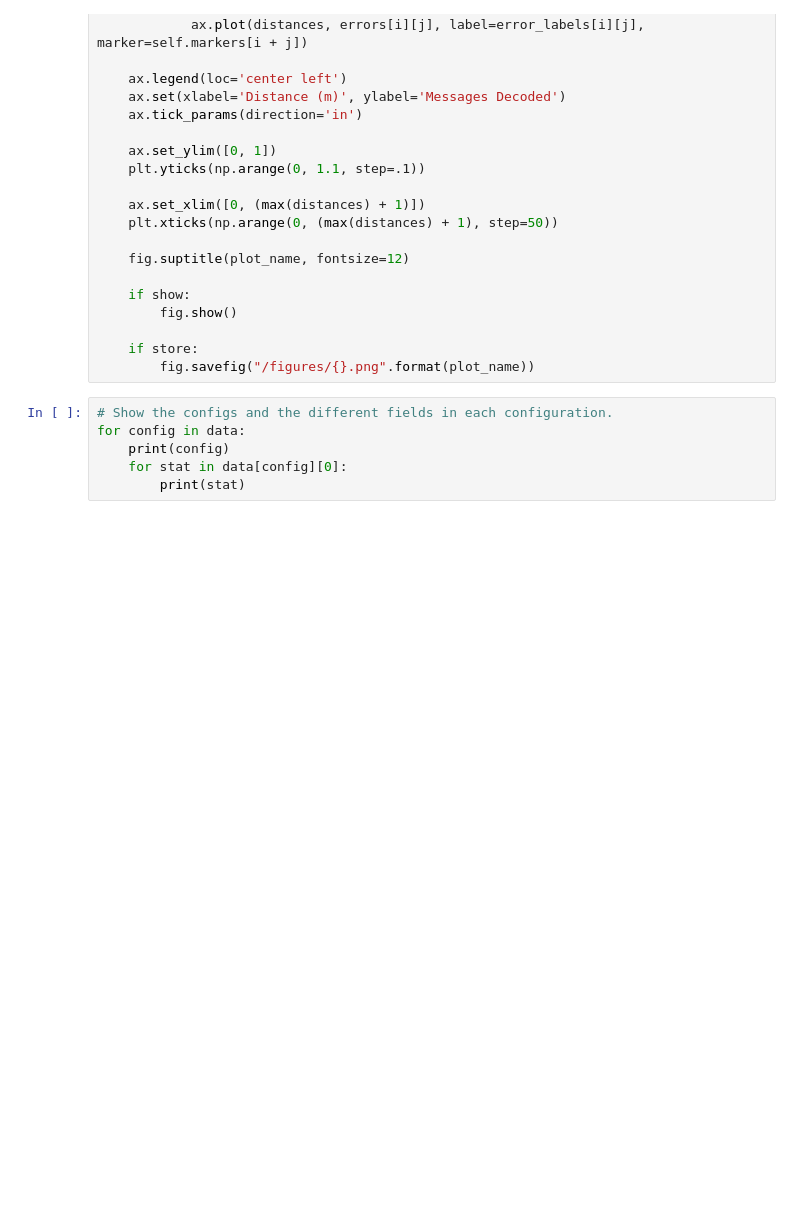
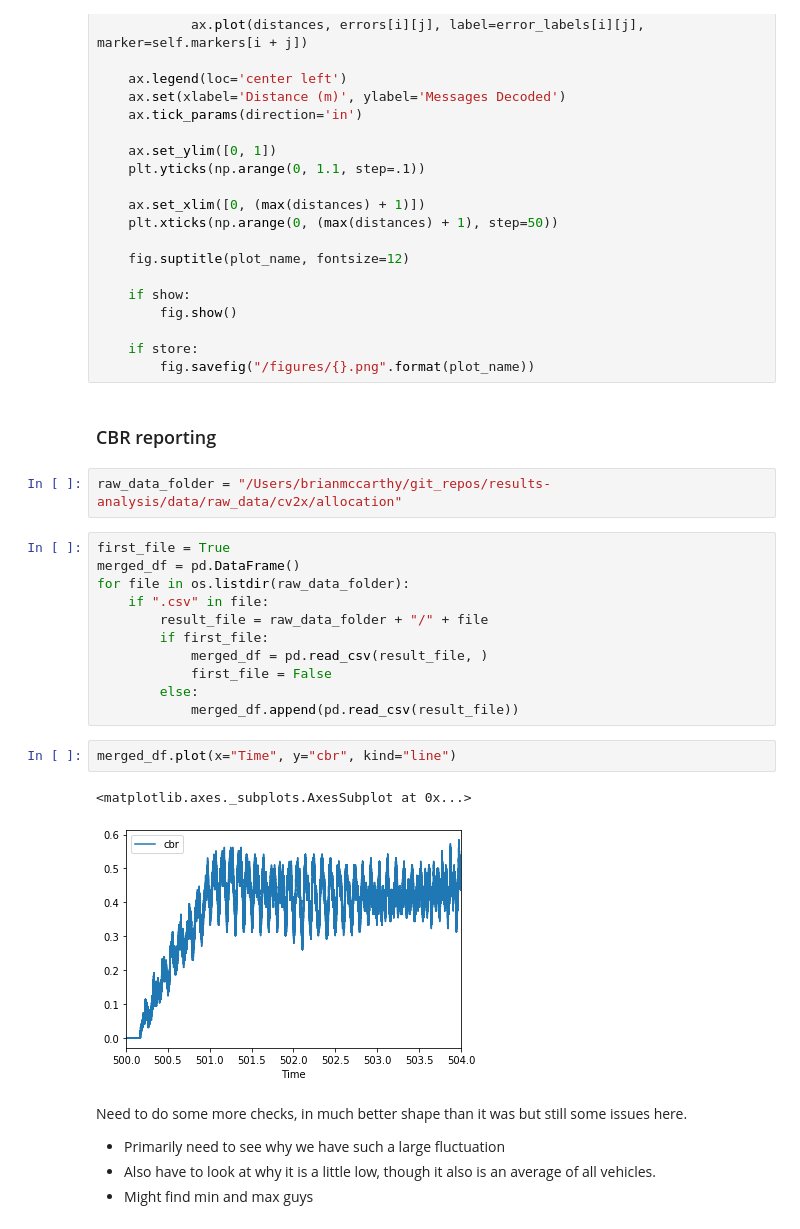
Before and after one commit to brianmc95/results-analysis, a Jupyter notebook: jupyter-notebooks/formal_graphs.ipynb, the cells around one changed output. Cells and saved outputs as stored; diff of their text form; blank space fills up the shorter version.

Commit message:
Updated with some additional info for graphing allocated subchannels:

```diff
--- a/jupyter-notebooks/formal_graphs.ipynb
+++ b/jupyter-notebooks/formal_graphs.ipynb
@@ -117,9 +171,29 @@ def errors_dist(distances, decoded, decoded_labels, errors, error_labels, plot_n
 
     if store:
         fig.savefig("/figures/{}.png".format(plot_name))
-# %%
-# Show the configs and the different fields in each configuration.
-for config in data:
-    print(config)
-    for stat in data[config][0]:
-        print(stat)
+# %% [markdown]
+### CBR reporting
+# %%
+raw_data_folder = "/Users/brianmccarthy/git_repos/results-analysis/data/raw_data/cv2x/allocation"
+# %%
+first_file = True
+merged_df = pd.DataFrame()
+for file in os.listdir(raw_data_folder):
+    if ".csv" in file:
+        result_file = raw_data_folder + "/" + file
+        if first_file:
+            merged_df = pd.read_csv(result_file, )
+            first_file = False
+        else:
+            merged_df.append(pd.read_csv(result_file))
+# %%
+merged_df.plot(x="Time", y="cbr", kind="line")
+# %% [output]
+<matplotlib.axes._subplots.AxesSubplot at 0x...>
+[figure, added]
+# %% [markdown]
+Need to do some more checks, in much better shape than it was but still some issues here.
+
+- Primarily need to see why we have such a large fluctuation
+- Also have to look at why it is a little low, though it also is an average of all vehicles.
+- Might find min and max guys
```
Also changed, not shown: parts of 37 cells of this notebook.
